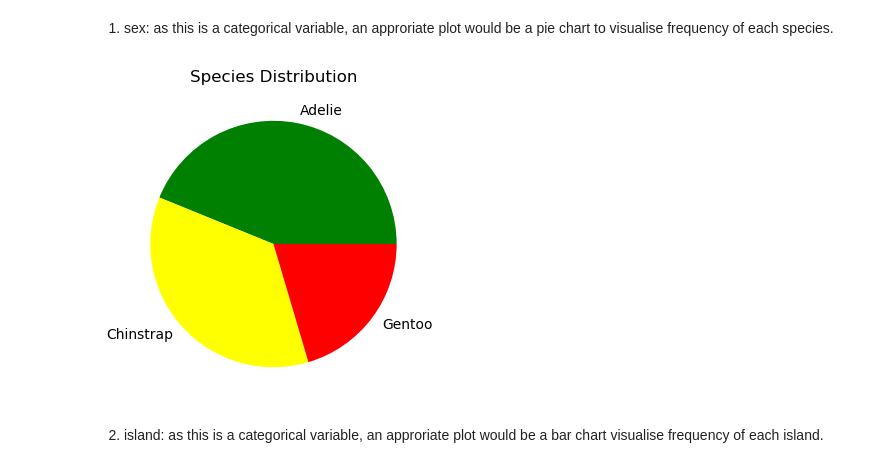
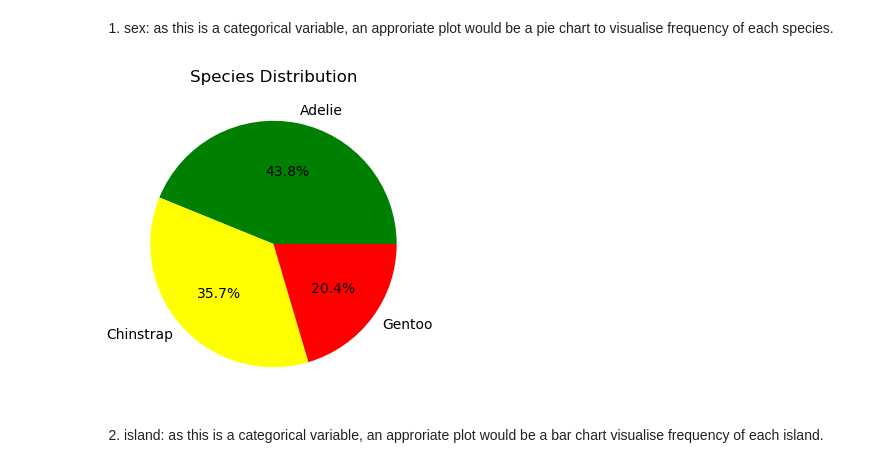
Before and after one commit to dectan/FUNDAMENTALS-OF-DATA-ANALYSIS, a Jupyter notebook: tasks.ipynb, the cells around one changed output. Saved outputs shown, nothing was run; the diff lists cells and outputs as text; code cells hidden in the pictures.

```diff
--- a/tasks.ipynb
+++ b/tasks.ipynb
@@ -318,11 +332,11 @@ Create an appropriate individual plot for each of the variables in the penguin d
 1. sex: as this is a categorical variable, an approriate plot would be a pie chart to visualise frequency of each species.
 # %%
 plt.figure(figsize=(4,4))
-plt.pie(df['species'].value_counts(), labels=df['species'].unique(), colors=['green', 'yellow', 'red'])
+plt.pie(df['species'].value_counts(), labels=df['species'].unique(), colors=['green', 'yellow', 'red'], autopct='%1.1f%%')
 plt.title('Species Distribution')
 plt.show()
 # %% [output]
-[figure, old version]
+[figure, new version]
 # %% [markdown]
 2. island: as this is a categorical variable, an approriate plot would be a bar chart visualise frequency of each island.
 # %%
```
Also changed, not shown: parts of 31 cells of this notebook, 1 other file.
